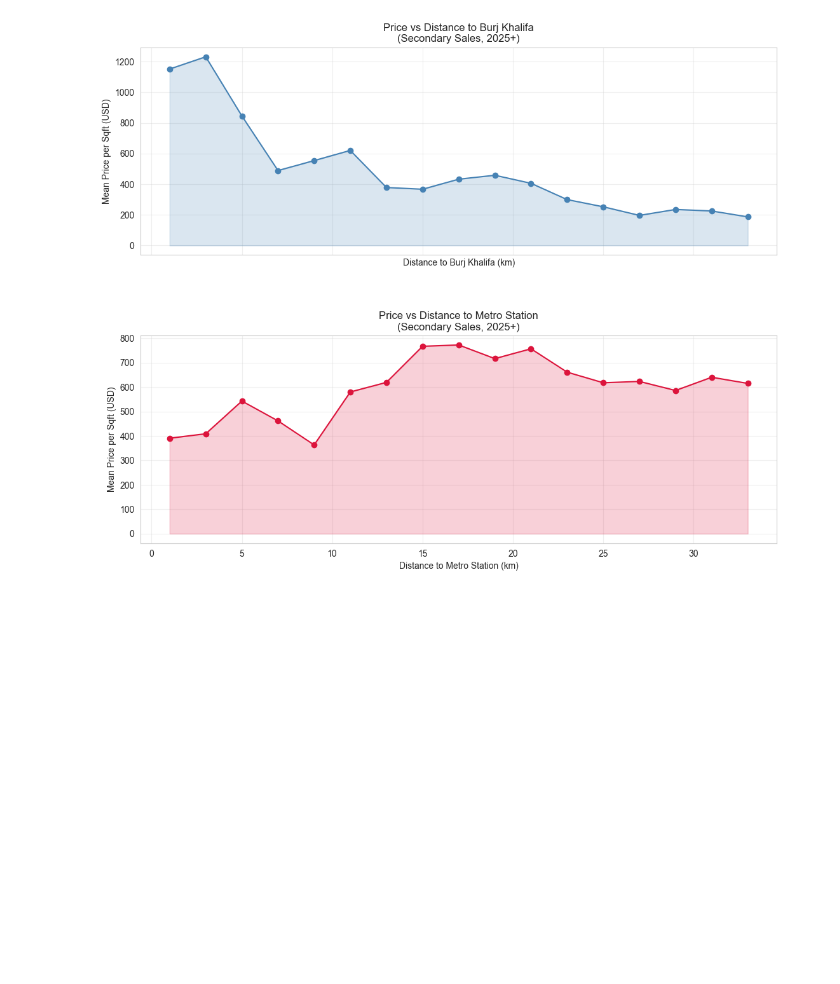
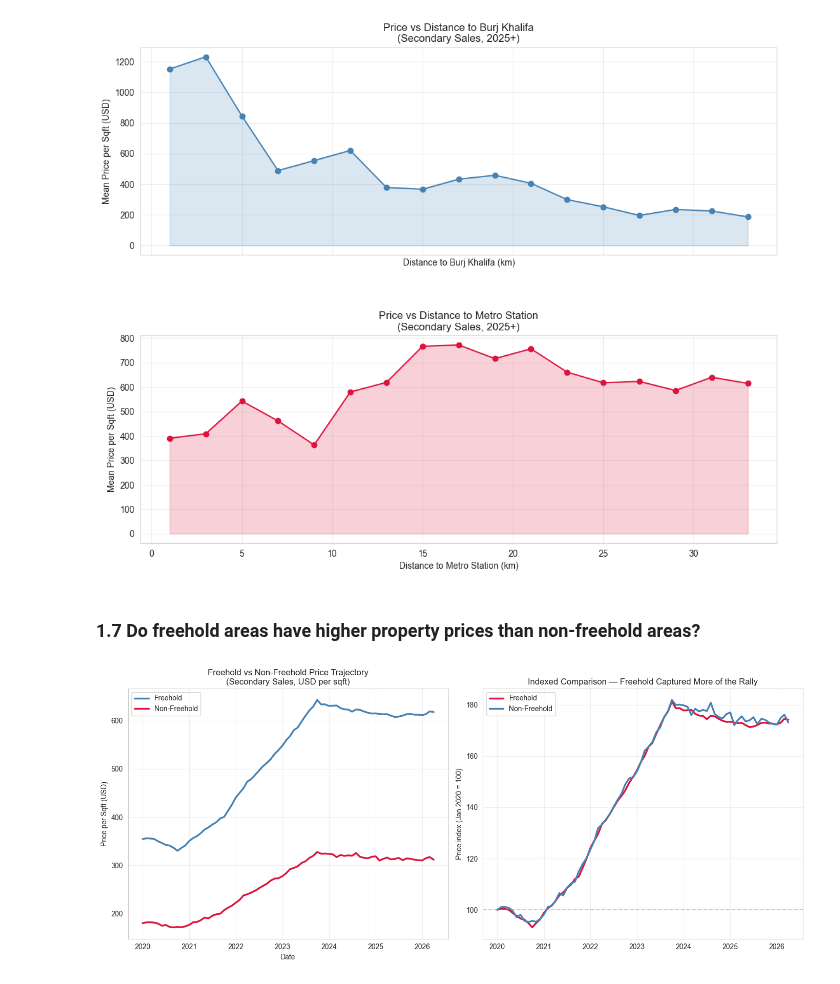
Before and after one commit to fathirrizkifadillah/Dubai-Real-Estate-2020---2026-, a Jupyter notebook: main.ipynb, the cells around one changed output. Drawn from its saved outputs; the diff is of its cells as text; code cells hidden in the pictures; blank space fills up the shorter version.

Commit message:
Add new plot : freehold_vs_non_freehold_price_trajectory

```diff
--- a/main.ipynb
+++ b/main.ipynb
@@ -341,3 +341,39 @@ plt.savefig(file_path, dpi=300, bbox_inches='tight', facecolor='white')
 plt.show()
 # %% [output]
 [figure]
+# %% [markdown]
+### 1.7 Do freehold areas have higher property prices than non-freehold areas?
+# %%
+area_prices['date'] = pd.to_datetime(area_prices['year_month'])
+freehold = area_prices[area_prices['is_freehold'] == True].groupby('date')['secondary_price_per_sqft_usd'].mean()
+non_freehold = area_prices[area_prices['is_freehold'] == False].groupby('date')['secondary_price_per_sqft_usd'].mean()
+
+fig, ax = plt.subplots(1,2,figsize=(14, 6))
+
+ax[0].plot(freehold.index, freehold.values, label='Freehold', color='steelblue', linewidth=2.5)
+ax[0].plot(non_freehold.index, non_freehold.values, label='Non-Freehold', color='crimson', linewidth=2.5)
+ax[0].set_title('Freehold vs Non-Freehold Price Trajectory\n(Secondary Sales, USD per sqft)')
+ax[0].set_xlabel('Date')
+ax[0].set_ylabel('Price per Sqft (USD)')
+ax[0].legend()
+ax[0].grid(alpha=0.3)
+
+# Comparison Index
+freehold_idx = 100 * freehold / freehold.iloc[0]
+non_freehold_idx = 100 * non_freehold / non_freehold.iloc[0]
+ax[1].plot(freehold_idx.index, freehold_idx.values, label='Freehold',
+             color='crimson', linewidth=2.5)
+ax[1].plot(non_freehold_idx.index, non_freehold_idx.values, label='Non-Freehold',
+             color='steelblue', linewidth=2.5)
+ax[1].axhline(100, color='gray', linestyle='--', alpha=0.4)
+ax[1].set_ylabel('Price index (Jan 2020 = 100)')
+ax[1].set_title('Indexed Comparison — Freehold Captured More of the Rally')
+ax[1].legend()
+ax[1].grid(alpha=0.3)
+plt.tight_layout()
+
+file_path = os.path.join('plots', 'freehold_vs_non_freehold_price_trajectory.png')
+plt.savefig(file_path, dpi=300, bbox_inches='tight', facecolor='white')
+plt.show()
+# %% [output]
+[figure, added]
```
Also changed, not shown: 1 other file.
